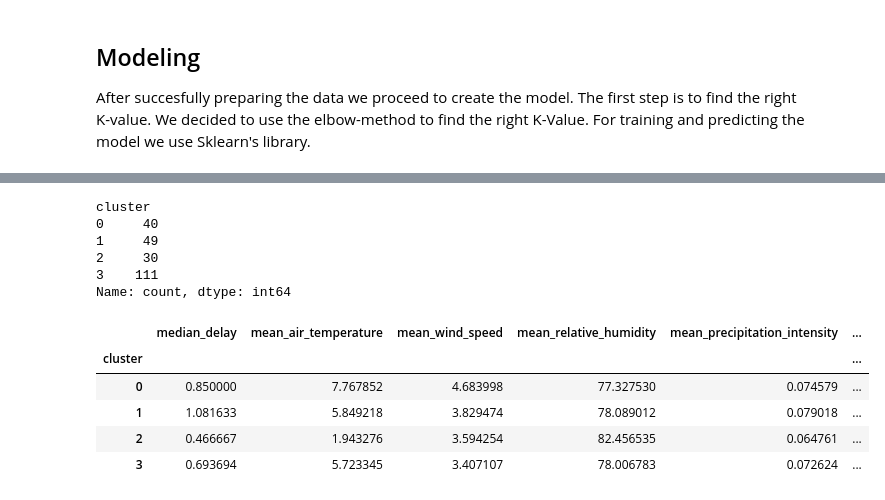
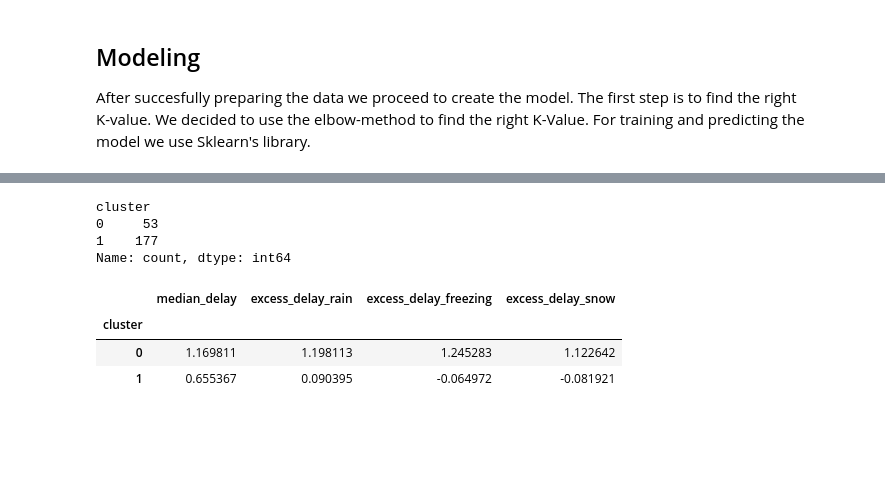
Before and after one commit to alekkiq/dkko-g2, a Jupyter notebook: project/project.ipynb, the cells around one changed output, grey strips where cells are left out. Saved outputs shown, nothing was run; the diff lists cells and outputs as text; code cells hidden in the pictures; blank space fills up the shorter version.

```diff
--- a/project/project.ipynb
+++ b/project/project.ipynb
@@ -450,8 +450,11 @@ station_features_clean['excess_delay_rain'] = station_features_clean['median_del
 station_features_clean['excess_delay_freezing'] = station_features_clean['median_delay_freezing'] - station_features_clean['median_delay']
 station_features_clean['excess_delay_snow'] = station_features_clean['median_delay_snow'] - station_features_clean['median_delay']
 
-cluster_cols = [
-    'median_delay',
+#we cluster ONLY on delay and its weather-specific excess - clustering on the climate averages too would
+#group stations by climate zone (cold/snowy north vs mild south) rather than by actual weather sensitivity.
+#the climate columns are kept, scaled the same way, and used afterwards only to describe each cluster
+cluster_cols = ['median_delay', 'excess_delay_rain', 'excess_delay_freezing', 'excess_delay_snow']
+climate_cols = [
     'mean_air_temperature',
     'mean_wind_speed',
     'mean_relative_humidity',
@@ -460,15 +463,13 @@ cluster_cols = [
     'mean_pressure',
     'mean_horizontal_visibility',
     'mean_cloud_amount',
-    'excess_delay_rain',
-    'excess_delay_freezing',
-    'excess_delay_snow',
 ]
+profile_cols = cluster_cols + climate_cols
 
 scaler = StandardScaler()
-scaled_features = scaler.fit_transform(station_features_clean[cluster_cols])
+scaled_features = scaler.fit_transform(station_features_clean[profile_cols])
 
-scaled_df = pd.DataFrame(scaled_features, columns=cluster_cols, index=station_features_clean['stationShortCode'])
+scaled_df = pd.DataFrame(scaled_features, columns=profile_cols, index=station_features_clean['stationShortCode'])
 scaled_df.head(30)
 # %% [output]
 Stations: 498 -> 230 after dropping remaining NaNs
@@ -529,24 +531,20 @@ The elbow plot flattens noticeably from k=6 onward, but k=5 and k=6 are local di
 # %%
 #fit the final model with the chosen k and assign a cluster label back to each station
-K = 4
-final_model = KMeans(n_clusters=K, init='random', random_state=42, n_init=10).fit(scaled_df)
+K = 2
+final_model = KMeans(n_clusters=K, init='random', random_state=42, n_init=10).fit(scaled_df[cluster_cols])
 station_features_clean['cluster'] = final_model.labels_
 
 print(station_features_clean['cluster'].value_counts().sort_index())
 print()
 
 #mean of each clustering feature per cluster, to see what distinguishes them
 station_features_clean.groupby('cluster')[cluster_cols].mean()
 # %% [output]
 cluster
-0     40
-1     49
-2     30
-3    111
+0     53
+1    177
 Name: count, dtype: int64
-|  | median_delay | mean_air_temperature | mean_wind_speed | mean_relative_humidity | mean_precipitation_intensity | ... |
-| cluster |  |  |  |  |  | ... |
-| 0 | 0.850000 | 7.767852 | 4.683998 | 77.327530 | 0.074579 | ... |
-| 1 | 1.081633 | 5.849218 | 3.829474 | 78.089012 | 0.079018 | ... |
-| 2 | 0.466667 | 1.943276 | 3.594254 | 82.456535 | 0.064761 | ... |
-| 3 | 0.693694 | 5.723345 | 3.407107 | 78.006783 | 0.072624 | ... |
+|  | median_delay | excess_delay_rain | excess_delay_freezing | excess_delay_snow |
+| cluster |  |  |  |  |
+| 0 | 1.169811 | 1.198113 | 1.245283 | 1.122642 |
+| 1 | 0.655367 | 0.090395 | -0.064972 | -0.081921 |
```
Also changed, not shown: parts of 9 cells of this notebook.
